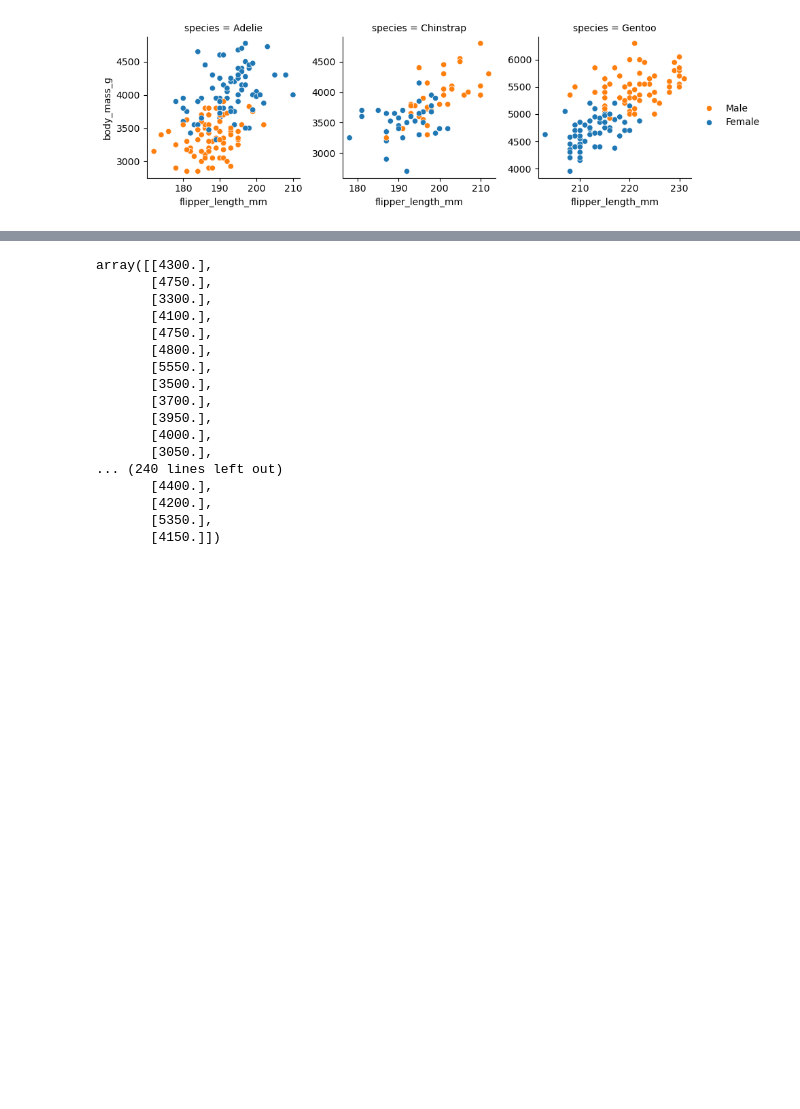
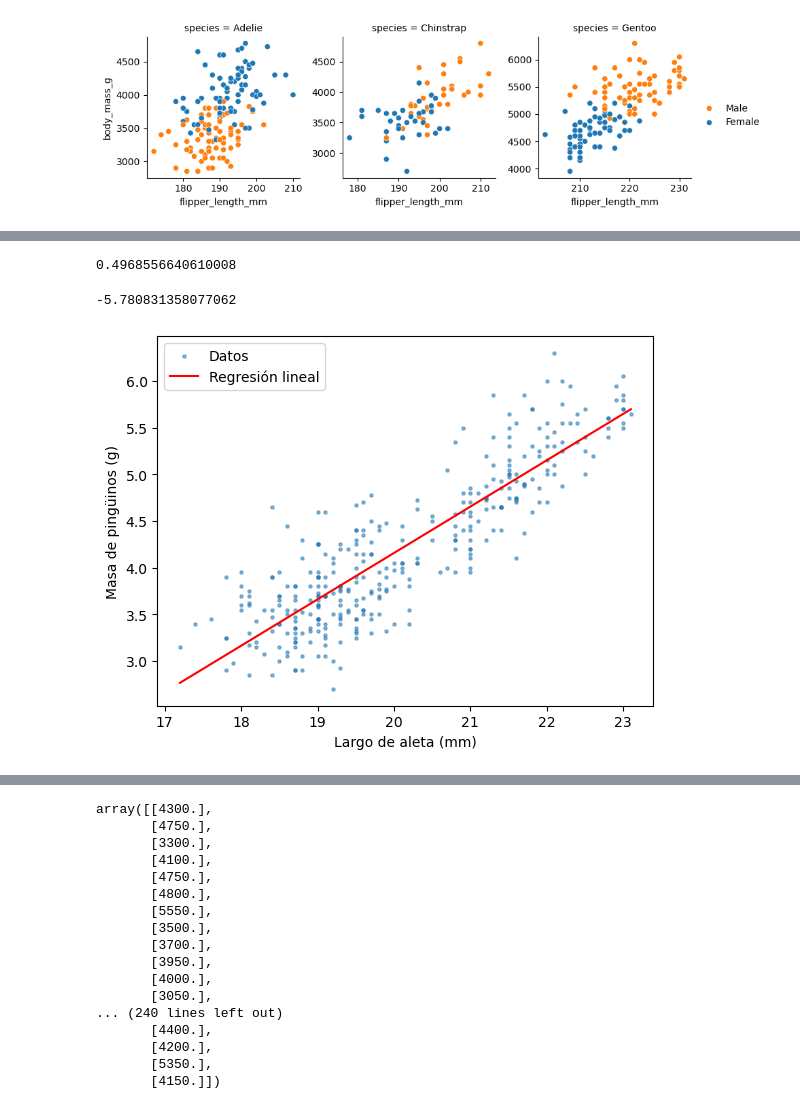
Before and after one commit to mauriciolangleib/capibara_cicada_2025, a Jupyter notebook: notebooks/practico_0/000_practico_0.ipynb, the cells around one changed output, grey strips where cells are left out. Drawn from its saved outputs; the diff is of its cells as text; code cells hidden in the pictures; blank space fills up the shorter version.

```diff
--- a/notebooks/practico_0/000_practico_0.ipynb
+++ b/notebooks/practico_0/000_practico_0.ipynb
@@ -363,0 +395,21 @@ La cuestión ahora, naturalmente es: cómo podríamos implementar nuestro modelo
+# %%
+# guardamos ambos valores
+largo_aletas = data_r.flipper_length_mm.to_numpy() * 0.1 # lo llevamos a un array de numpy con datos en cm
+masa_pinguinos = data_r.body_mass_g.to_numpy() * 1e-3 # llevamos a kg
+
+# sacamos los promedios para estos valores
+largo_promedio_aleta = np.mean(largo_aletas)
+masa_promedio_pinguinos = np.mean(masa_pinguinos)
+# %%
+# Primero inicializamos el numerador y denominador para el parámetro a, que luego modificaremos en un loop for
+numerador = 0 ;
+denominador = 0 ;
+
+for i in range(len(largo_aletas)):
+  numerador += (largo_aletas[i]-largo_promedio_aleta)*(masa_pinguinos[i]-masa_promedio_pinguinos)
+  denominador += (largo_aletas[i]-largo_promedio_aleta)**2 # El operador ** es el 'elevado a' de Python
+
+a = numerador / denominador
+b = masa_promedio_pinguinos - a * largo_promedio_aleta
+
+print(a,b)
@@ -363,0 +443,25 @@ La cuestión ahora, naturalmente es: cómo podríamos implementar nuestro modelo
+# %%
+a
+# %% [output]
+0.4968556640610008
+# %%
+b
+# %% [output]
+-5.780831358077062
+# %%
+x = np.linspace(np.min(largo_aletas), np.max(largo_aletas), 1000)
+y = a*x + b
+
+fig, ax = plt.subplots()
+#Graficamos nuestos puntos
+ax.scatter(largo_aletas, masa_pinguinos, alpha=0.5,s=5, label='Datos') #seteamos la opacidad (alpha) y el tamaño (s) de los puntos ya que muchos se solapan y de esta forma podemos distinguirlos mejor
+#Graficamos la regresión lineal
+plt.plot(x,y,color='red', label='Regresión lineal')
+#Seteamos los nombres de los ejes
+ax.set_xlabel('Largo de aleta (mm)')
+ax.set_ylabel('Masa de pingüinos (g)')
+#Le decimos que muestre la leyenda y por último que grafique
+ax.legend()
+plt.show()
+# %% [output]
+[figure, added]
```
Also changed, not shown: parts of 93 cells of this notebook, 1 other file.
